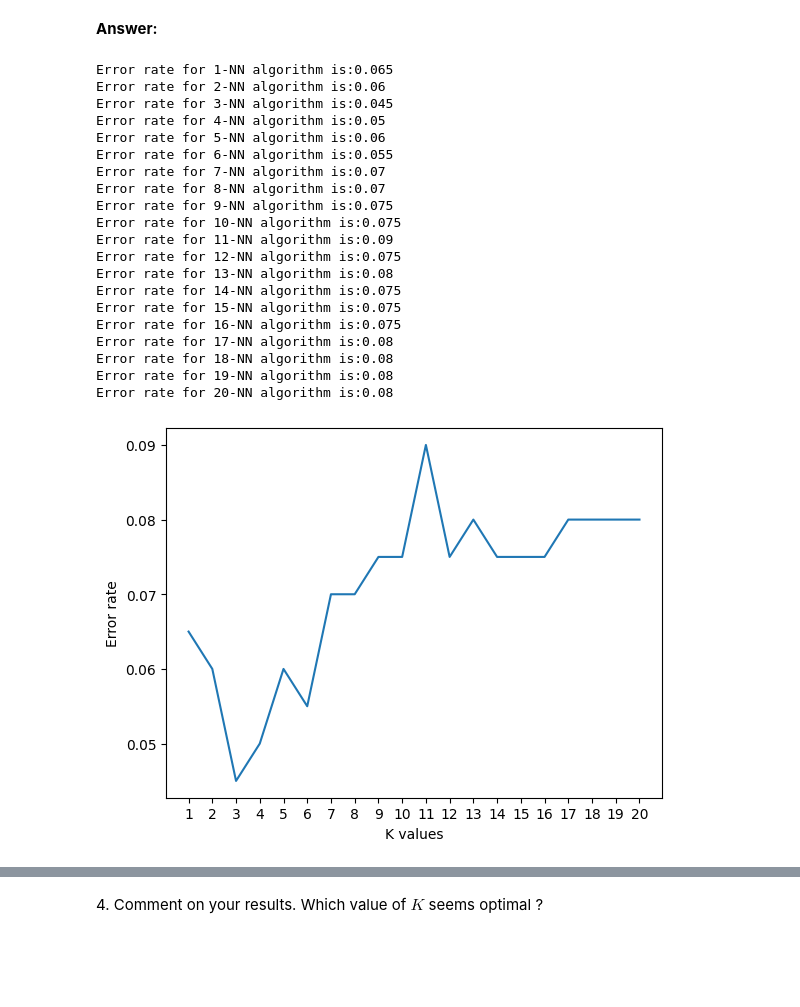
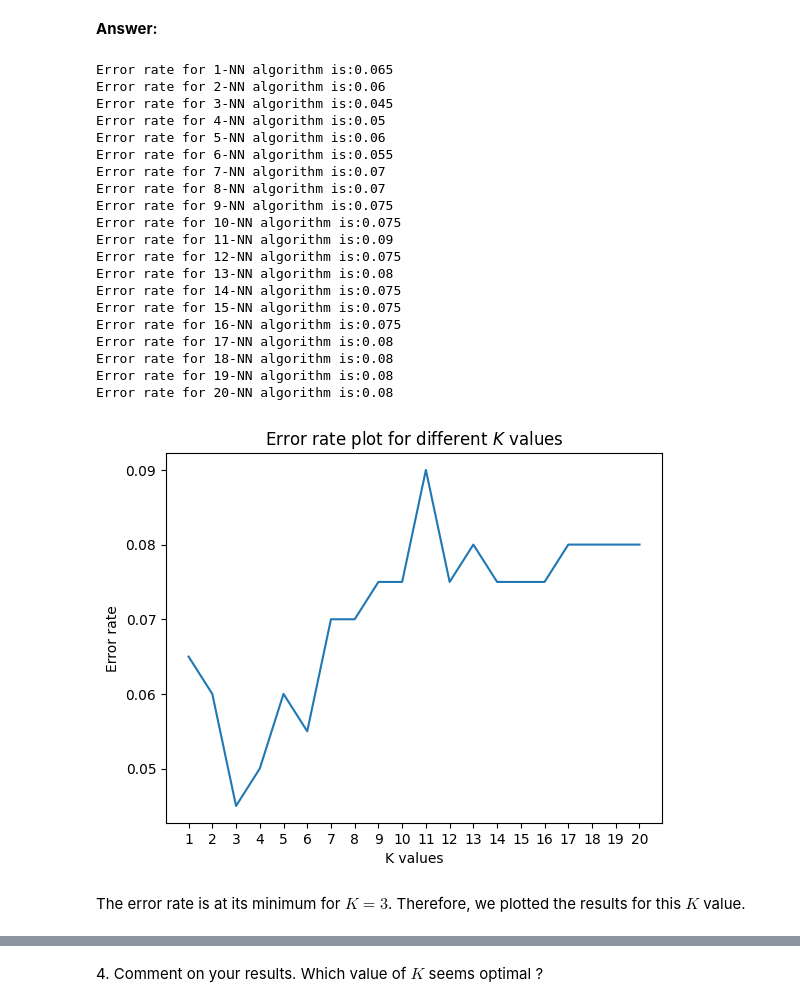
Before and after one commit to azagal952/sdi_python, a Jupyter notebook: Labs/Lab4/lab4.ipynb, the cells around one changed output, grey strips where cells are left out. Cells and saved outputs as stored; diff of their text form; code cells hidden in the pictures; blank space fills up the shorter version.

```diff
--- a/Labs/Lab4/lab4.ipynb
+++ b/Labs/Lab4/lab4.ipynb
@@ -138,34 +141,38 @@ for k in range (1,21):
     class_test_pred=KNN_algorithm(x_train, class_train, x_test, k)
     sum=np.sum(class_test_pred!=class_test)
     error_rate[k - 1] = sum/N_test
     print(f"Error rate for {k}-NN algorithm is:{error_rate[k - 1]}")
+
 plt.plot(np.arange(1,21),error_rate)
 plt.xticks(range(1,21))
 plt.xlabel('K values')
 plt.ylabel("Error rate")
+plt.title("Error rate plot for different $K$ values")
 plt.show()
 # %% [output]
 Error rate for 1-NN algorithm is:0.065
 Error rate for 2-NN algorithm is:0.06
 Error rate for 3-NN algorithm is:0.045
 Error rate for 4-NN algorithm is:0.05
 Error rate for 5-NN algorithm is:0.06
 Error rate for 6-NN algorithm is:0.055
 Error rate for 7-NN algorithm is:0.07
 Error rate for 8-NN algorithm is:0.07
 Error rate for 9-NN algorithm is:0.075
 Error rate for 10-NN algorithm is:0.075
 Error rate for 11-NN algorithm is:0.09
 Error rate for 12-NN algorithm is:0.075
 Error rate for 13-NN algorithm is:0.08
 Error rate for 14-NN algorithm is:0.075
 Error rate for 15-NN algorithm is:0.075
 Error rate for 16-NN algorithm is:0.075
 Error rate for 17-NN algorithm is:0.08
 Error rate for 18-NN algorithm is:0.08
 Error rate for 19-NN algorithm is:0.08
 Error rate for 20-NN algorithm is:0.08
-[figure, old version]
+[figure, new version]
+# %% [markdown]
+The error rate is at its minimum for $K = 3$. Therefore, we plotted the results for this $K$ value.
 # %%
 class_test_pred=KNN_algorithm(x_train, class_train, x_test, 3)
 
```
Also changed, not shown: parts of 23 cells of this notebook.
